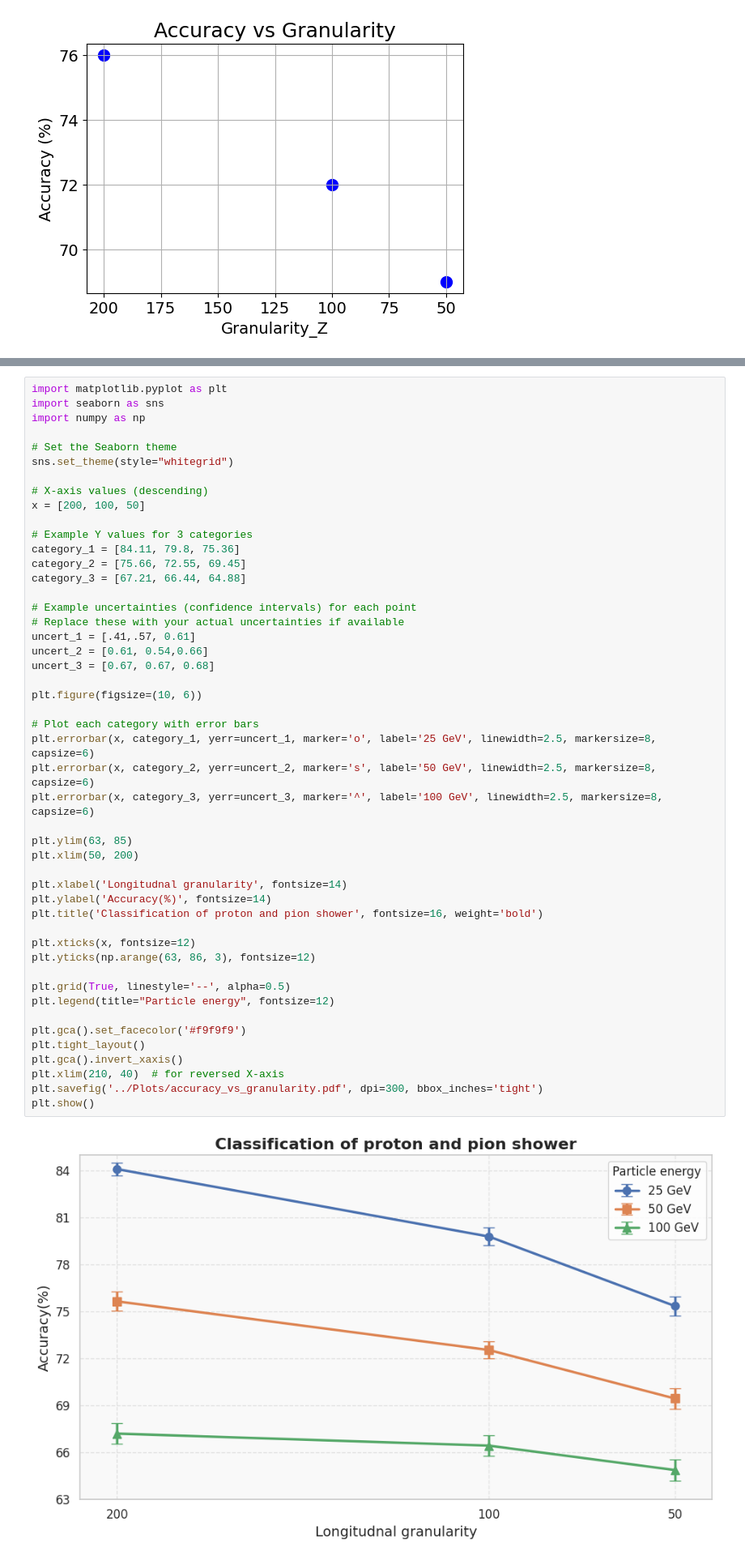
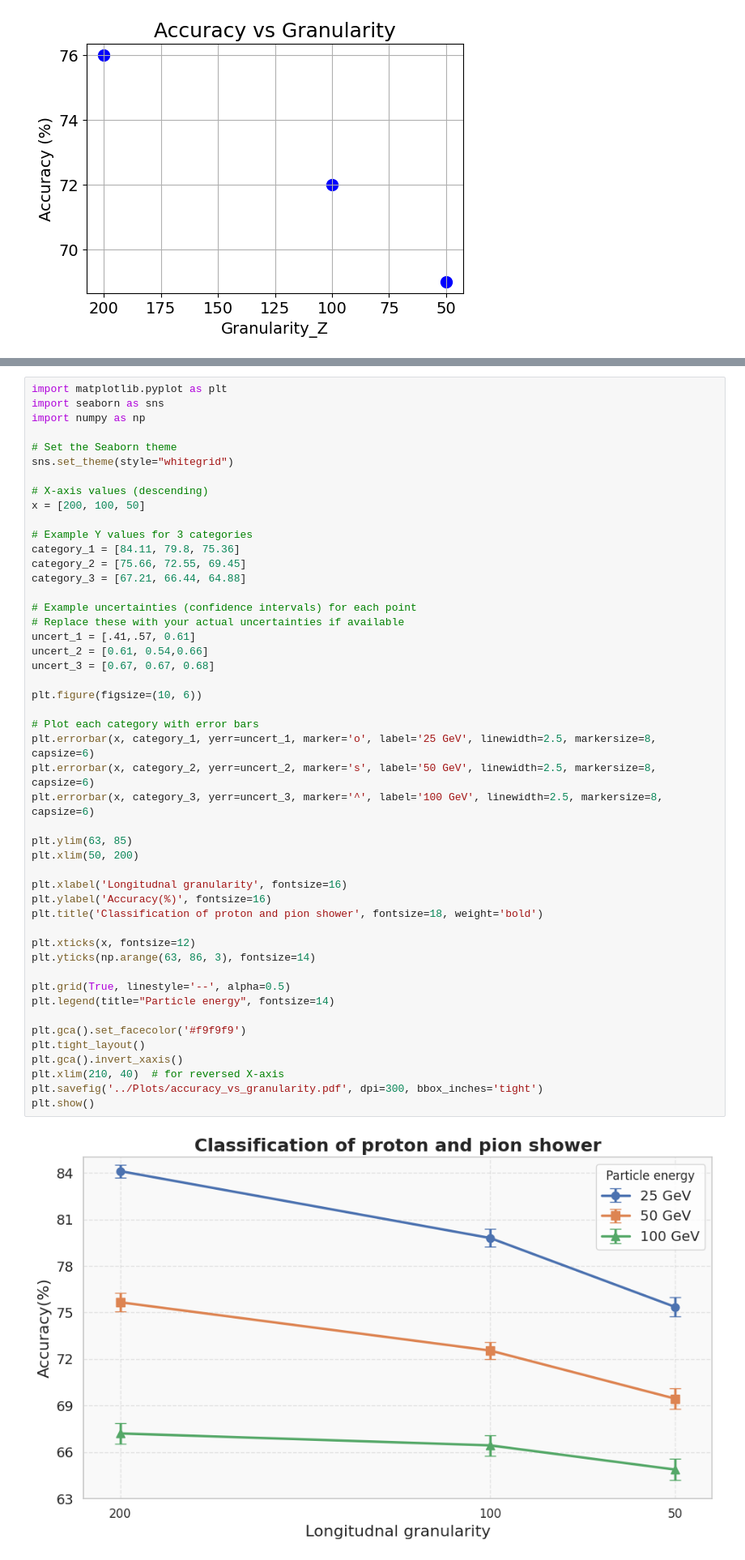
Before and after one commit to abhich2507/ML_PointCloud, a Jupyter notebook: Utils/plot_log.ipynb, the cells around one changed output, grey strips where cells are left out. Shown at 81% size. Cells and saved outputs as stored; diff of their text form.

Commit message:
modified:   Plots/accuracy_vs_granularity.pdf 	modified:   Utils/plot_log.ipynb

```diff
--- a/Utils/plot_log.ipynb
+++ b/Utils/plot_log.ipynb
@@ -139,39 +139,39 @@ category_2 = [75.66, 72.55, 69.45]
 category_3 = [67.21, 66.44, 64.88]
 
 # Example uncertainties (confidence intervals) for each point
 # Replace these with your actual uncertainties if available
 uncert_1 = [.41,.57, 0.61]
 uncert_2 = [0.61, 0.54,0.66]
 uncert_3 = [0.67, 0.67, 0.68]
 
 plt.figure(figsize=(10, 6))
 
 # Plot each category with error bars
 plt.errorbar(x, category_1, yerr=uncert_1, marker='o', label='25 GeV', linewidth=2.5, markersize=8, capsize=6)
 plt.errorbar(x, category_2, yerr=uncert_2, marker='s', label='50 GeV', linewidth=2.5, markersize=8, capsize=6)
 plt.errorbar(x, category_3, yerr=uncert_3, marker='^', label='100 GeV', linewidth=2.5, markersize=8, capsize=6)
 
 plt.ylim(63, 85)
 plt.xlim(50, 200)
 
-plt.xlabel('Longitudnal granularity', fontsize=14)
-plt.ylabel('Accuracy(%)', fontsize=14)
-plt.title('Classification of proton and pion shower', fontsize=16, weight='bold')
+plt.xlabel('Longitudnal granularity', fontsize=16)
+plt.ylabel('Accuracy(%)', fontsize=16)
+plt.title('Classification of proton and pion shower', fontsize=18, weight='bold')
 
 plt.xticks(x, fontsize=12)
-plt.yticks(np.arange(63, 86, 3), fontsize=12)
+plt.yticks(np.arange(63, 86, 3), fontsize=14)
 
 plt.grid(True, linestyle='--', alpha=0.5)
-plt.legend(title="Particle energy", fontsize=12)
+plt.legend(title="Particle energy", fontsize=14)
 
 plt.gca().set_facecolor('#f9f9f9')
 plt.tight_layout()
 plt.gca().invert_xaxis()
 plt.xlim(210, 40)  # for reversed X-axis
 plt.savefig('../Plots/accuracy_vs_granularity.pdf', dpi=300, bbox_inches='tight')
 plt.show()
 # %% [output]
-[figure, old version]
+[figure, new version]
 # %%
 import matplotlib.pyplot as plt
 import numpy as np
```
Also changed, not shown: 1 other file.
